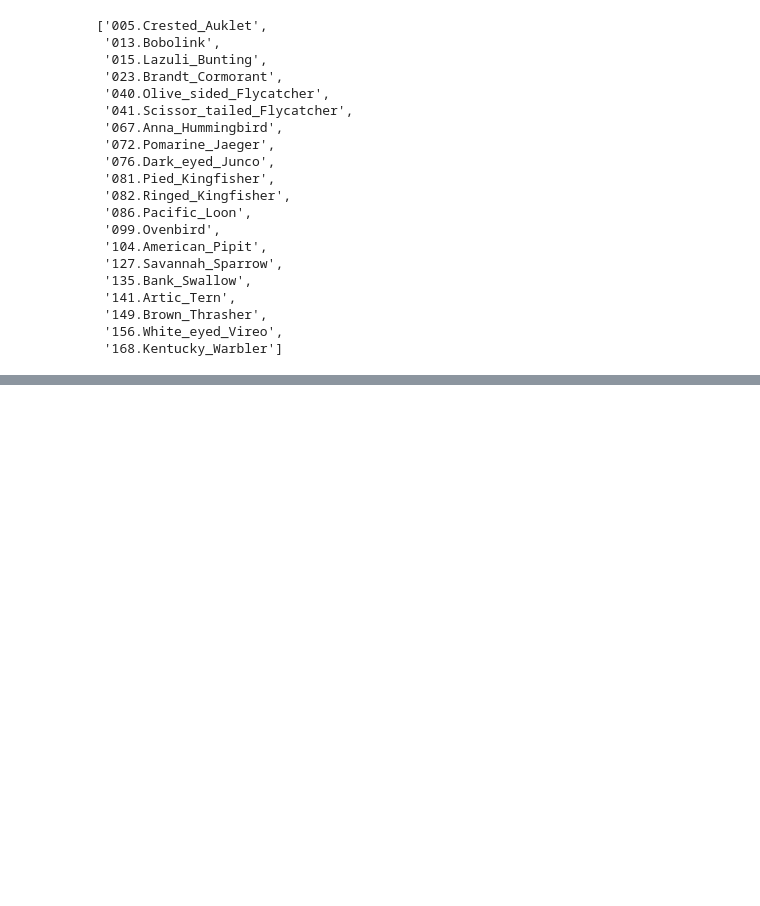
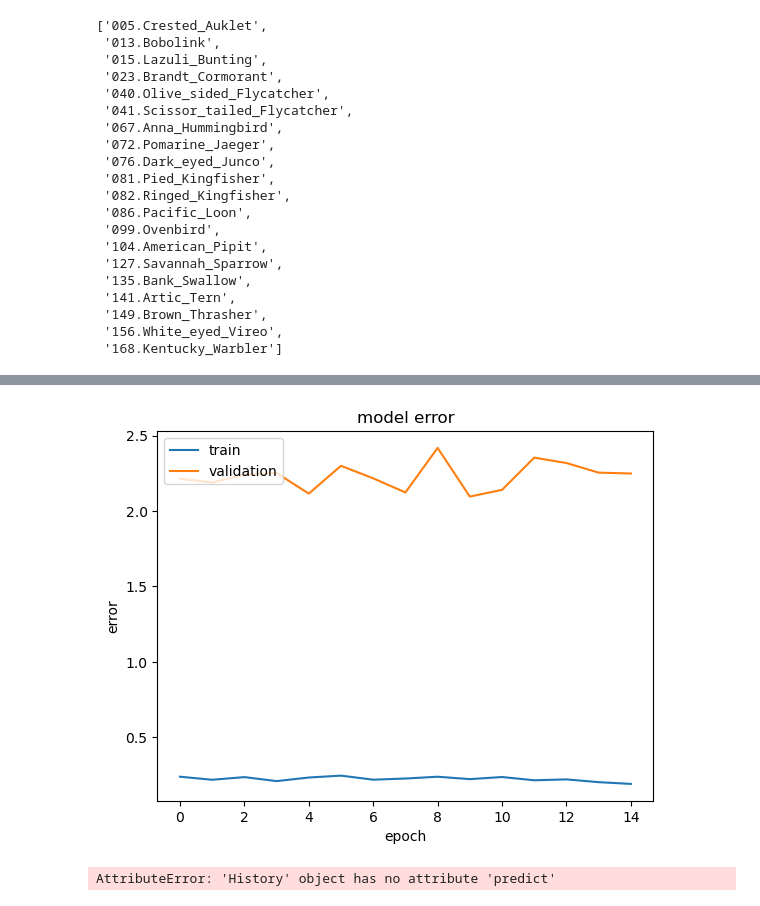
Before and after one commit to yadgire7/TRANSFER-LEARNING, a Jupyter notebook: SAURABH_YADGIRE_DSCI552_PROJECT.ipynb, the cells around one changed output, grey strips where cells are left out. Saved outputs shown, nothing was run; the diff lists cells and outputs as text; code cells hidden in the pictures; blank space fills up the shorter version.

```diff
--- a/SAURABH_YADGIRE_DSCI552_PROJECT.ipynb
+++ b/SAURABH_YADGIRE_DSCI552_PROJECT.ipynb
@@ -333,0 +333,19 @@ for folder in os.listdir(source):
+# %%
+def plot_hist(hist):
+    plt.plot(mod2.history["loss"])
+    plt.plot(mod2.history["val_loss"])
+    plt.title("model error")
+    plt.ylabel("error")
+    plt.xlabel("epoch")
+    plt.legend(["train", "validation"], loc="upper left")
+    plt.show()
+
+
+plot_hist(mod2)
+# %% [output]
+[figure, added]
+# %%
+mod_pred = mod2.predict(test_dataset)
+mod_pred_final = np.argmax(mod_pred,axis=1)
+# %% [output]
+AttributeError: 'History' object has no attribute 'predict'
```
Also changed, not shown: parts of 49 cells of this notebook.
